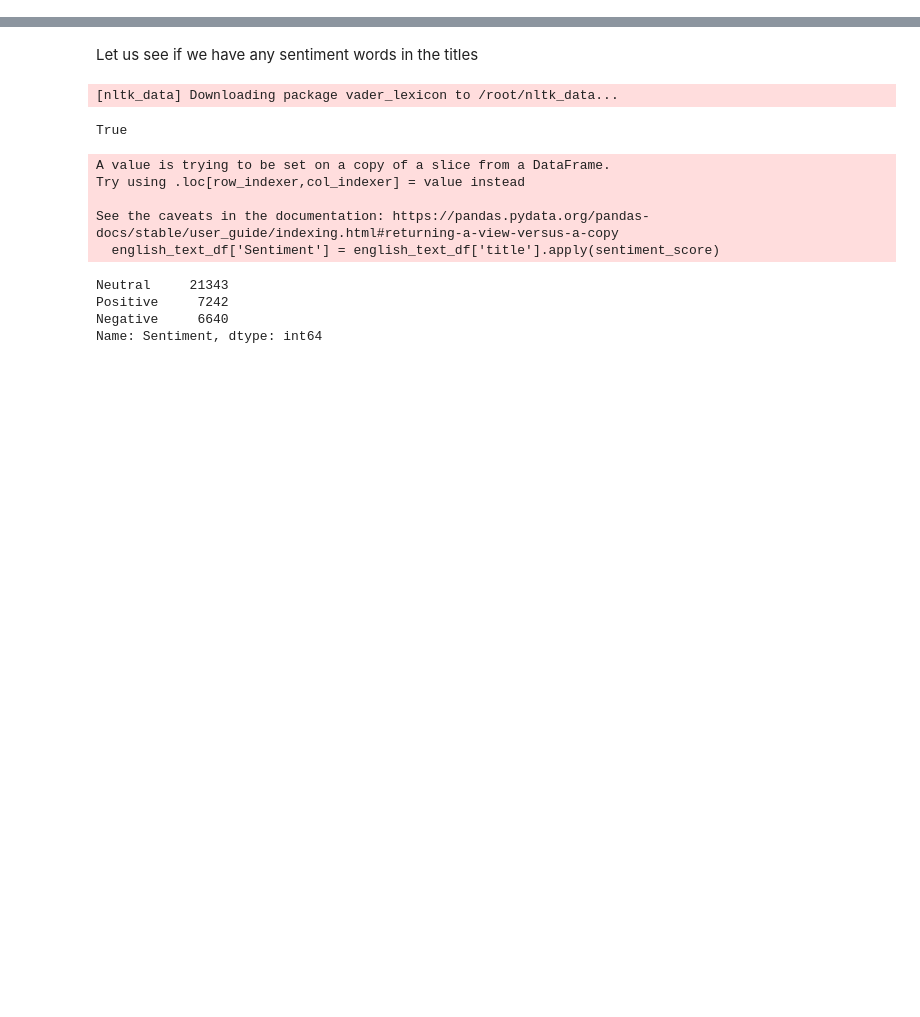
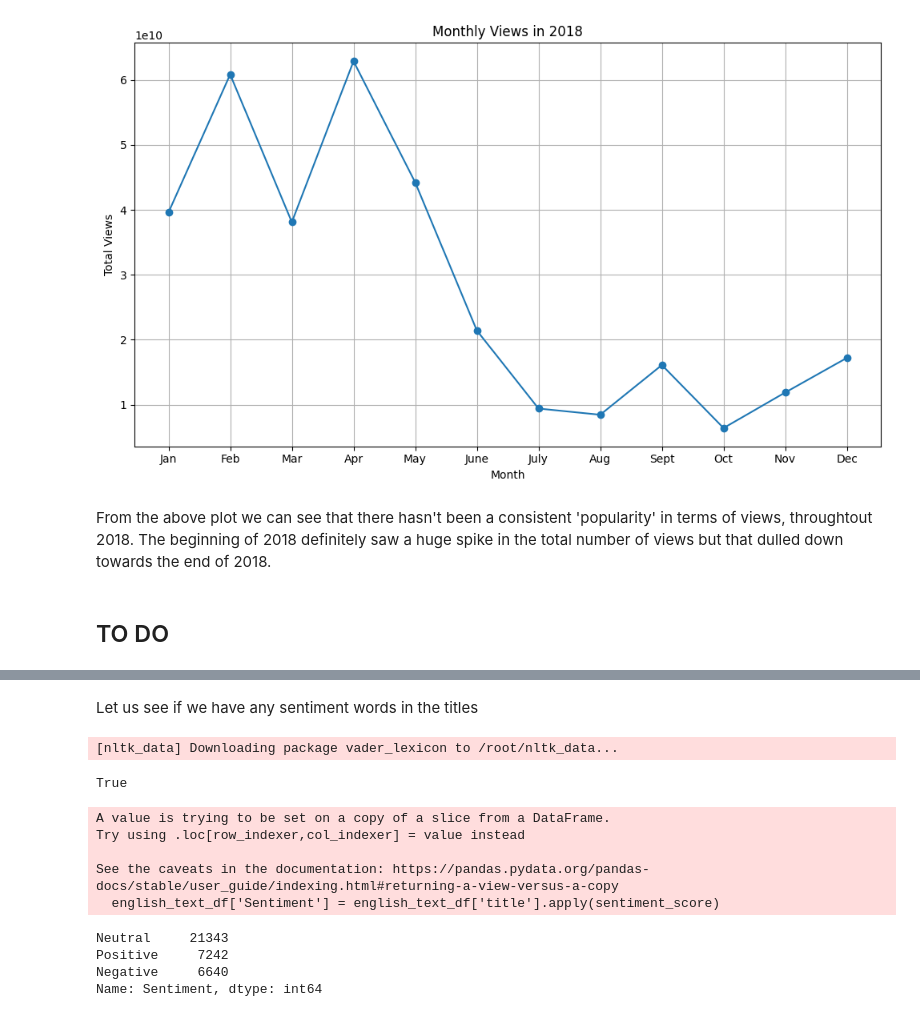
Before and after one commit to SAnand2903/BA830, a Jupyter notebook: BA830_Project.ipynb, the cells around one changed output, grey strips where cells are left out. Drawn from its saved outputs; the diff is of its cells as text; code cells hidden in the pictures; blank space fills up the shorter version.

```diff
--- a/BA830_Project.ipynb
+++ b/BA830_Project.ipynb
@@ -105,3 +203,26 @@ english_text_df.shape
+# %%
+# Filter the DataFrame to include only the data for the year 2018
+df_2018 = df[df['publish_date'].dt.year == 2018]
+
+# Group by month and sum the views for each month
+views_by_month = df_2018.groupby(df_2018['publish_date'].dt.month)['views'].sum()
+
+# Plotting
+plt.figure(figsize=(10, 6))
+views_by_month.plot(kind='line', marker='o', linestyle='-')
+plt.title('Monthly Views in 2018')
+plt.xlabel('Month')
+plt.ylabel('Total Views')
+plt.xticks(range(1, 13), ['Jan', 'Feb', 'Mar', 'Apr', 'May', 'June', 'July', 'Aug', 'Sept', 'Oct', 'Nov', 'Dec'])
+plt.grid(True)
+plt.tight_layout()
+plt.show()
+# %% [output]
+[figure, added]
+# %% [markdown]
+From the above plot we can see that there hasn't been a consistent 'popularity' in terms of views, throughtout 2018. The beginning of 2018 definitely saw a huge spike in the total number of views but that dulled down towards the end of 2018.
+# %% [markdown]
+## TO DO
 # %%
 #TEST
 #import pandas as pd
```
Also changed, not shown: parts of 42 cells of this notebook.
